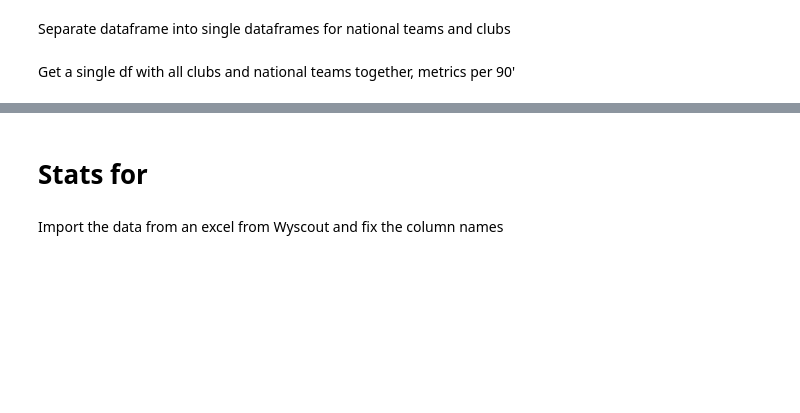
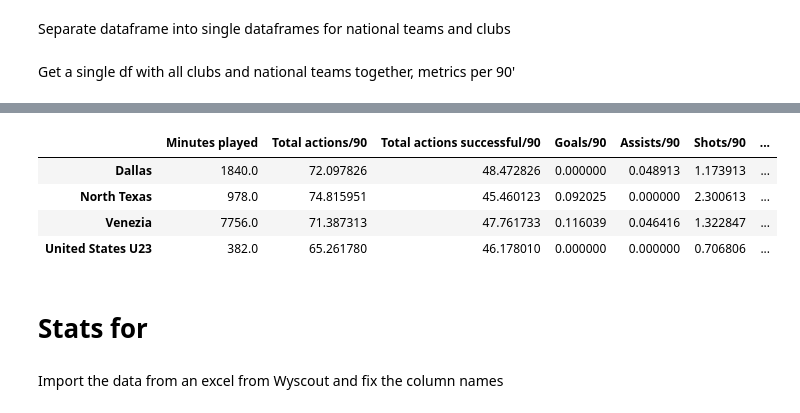
Before and after one commit to Tommy-Las/FootballAnalytics-FinalProject, a Jupyter notebook: code.ipynb, the cells around one changed output, grey strips where cells are left out. Drawn from its saved outputs; the diff is of its cells as text; code cells hidden in the pictures; blank space fills up the shorter version.

```diff
--- a/code.ipynb
+++ b/code.ipynb
@@ -476,2 +523,14 @@ wiley_atlanta_df["Team"] = "Atlanta United"
+# %%
+tessman_venezia_df = tessman_df[tessman_df['Match'].str.contains('Venezia', na=False)]
+tessman_venezia_df["Team"] = "Venezia"
+
+tessman_northtexas_df = tessman_df[tessman_df['Match'].str.contains('North Texas', na=False)]
+tessman_northtexas_df["Team"] = "North Texas"
+
+tessman_dallas_df = tessman_df[tessman_df['Match'].str.contains('Dallas', na=False)]
+tessman_dallas_df["Team"] = "Dallas"
+
+tessman_u23_df = tessman_df[tessman_df['Match'].str.contains('United States U23', na=False)]
+tessman_u23_df["Team"] = "United States U23"
 # %% [markdown]
 Get a single df with all clubs and national teams together, metrics per 90'
@@ -478,25 +565,31 @@ Get a single df with all clubs and national teams together, metrics per 90'
 # %%
 cols = ["Team", 'Minutes played',
        'Total actions', 'Total actions successful', 'Goals', 'Assists',
        'Shots', 'Shots on target', 'xG', 'Passes', 'Passes accurate',
        'Long passes', 'Long passes accurate', 'Crosses', 'Crosses accurate',
        'Dribbles', 'Dribbles successful', 'Duels', 'Duels won',
        'Interceptions', 'Losses', 'Losses own half', 'Recoveries',
        'Recoveries opp. half', 'Yellow card', 'Red card', 'Defensive duels',
        'Defensive duels won', 'Loose ball duels', 'Loose ball duels won',
        'Sliding tackles', 'Sliding tackles successful', 'Clearances', 'Fouls',
        'Yellow cards', 'Red cards', 'Shot assists', 'Offensive duels',
        'Offensive duels won', 'Touches in penalty area', 'Offsides',
        'Progressive runs', 'Fouls suffered', 'Through passes',
        'Through passes accurate', 'xA', 'Second assists',
        'Passes to final third', 'Passes to final third accurate',
        'Passes to penalty area', 'Passes to penalty area accurate',
        'Received passes', 'Forward passes', 'Forward passes accurate',
        'Back passes', 'Back passes accurate']
 
-all_df = [wiley_USA16_df, wiley_atlanta_df, wiley_atlantaII_df, wiley_USA20_df, wiley_USA23_df]
-wiley_teams_df = team_data(all_df, cols)
-wiley_teams_df
+all_df = [tessman_dallas_df, tessman_northtexas_df, tessman_venezia_df, tessman_u23_df]
+tessman_teams_df = team_data(all_df, cols)
+tessman_teams_df
+# %% [output]
+|  | Minutes played | Total actions/90 | Total actions successful/90 | Goals/90 | Assists/90 | Shots/90 | ... |
+| Dallas | 1840.0 | 72.097826 | 48.472826 | 0.000000 | 0.048913 | 1.173913 | ... |
+| North Texas | 978.0 | 74.815951 | 45.460123 | 0.092025 | 0.000000 | 2.300613 | ... |
+| Venezia | 7756.0 | 71.387313 | 47.761733 | 0.116039 | 0.046416 | 1.322847 | ... |
+| United States U23 | 382.0 | 65.261780 | 46.178010 | 0.000000 | 0.000000 | 0.706806 | ... |
 # %% [markdown]
 # Stats for
 # %% [markdown]
```
Also changed, not shown: parts of 8 cells of this notebook.
